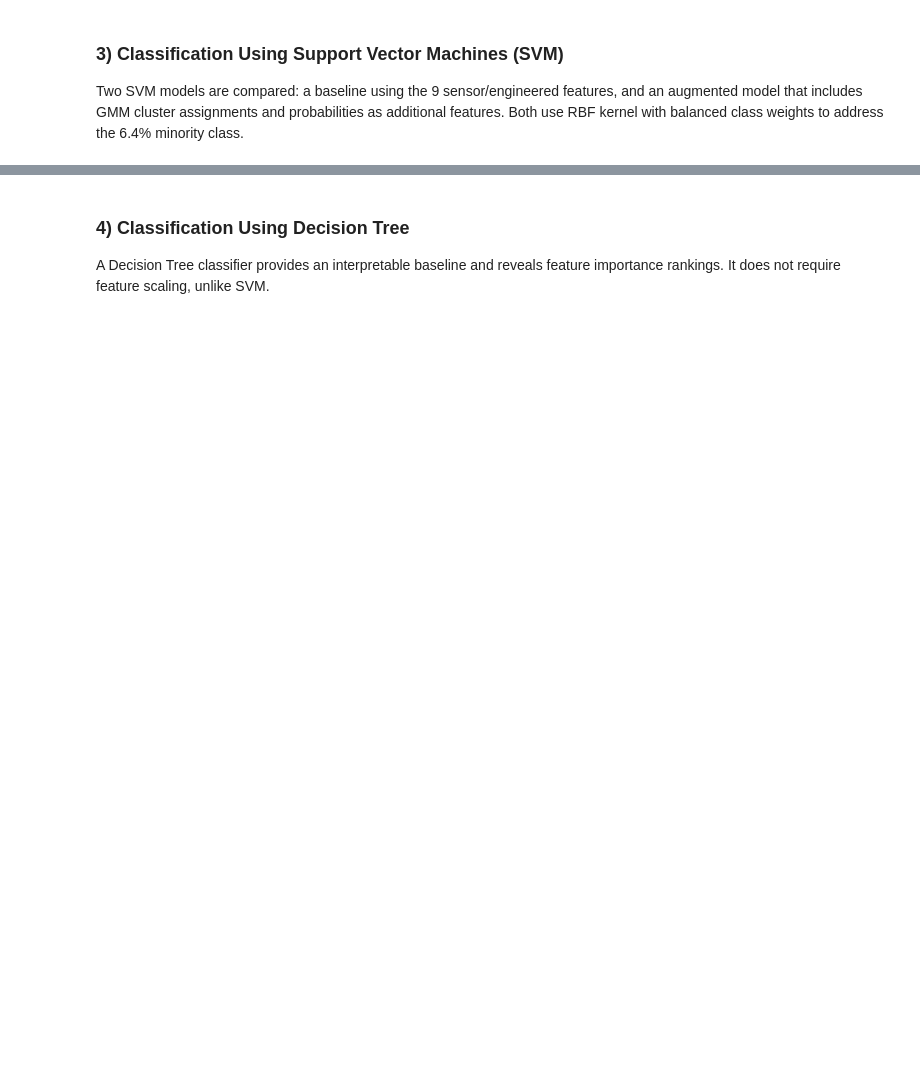
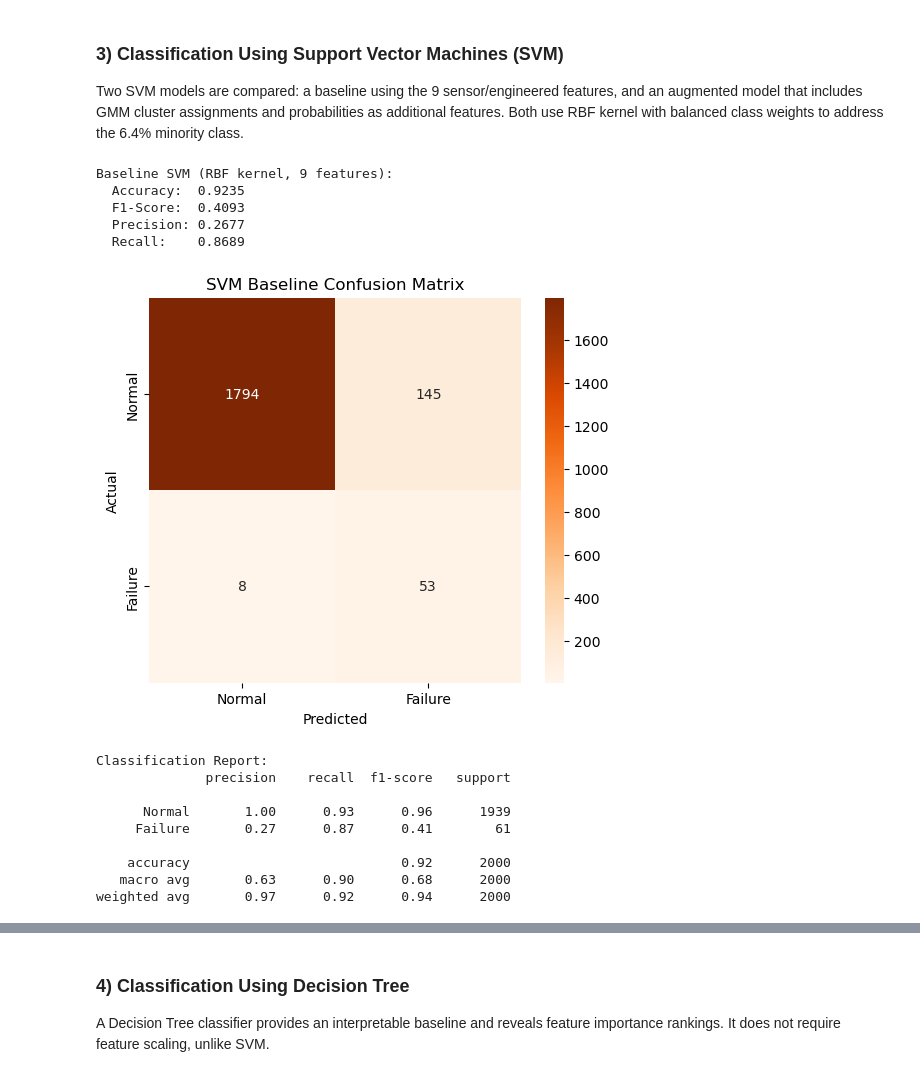
Before and after one commit to elamurg/Optimization-of-Industrial-Uptime, a Jupyter notebook: 250057317_V2.ipynb, the cells around one changed output, grey strips where cells are left out. Cells and saved outputs as stored; diff of their text form; code cells hidden in the pictures; blank space fills up the shorter version.

```diff
--- a/250057317_V2.ipynb
+++ b/250057317_V2.ipynb
@@ -450,26 +456,41 @@ print(classification_report(y_test, gmm_preds, target_names=['Normal', 'Failure'
 
 Two SVM models are compared: a baseline using the 9 sensor/engineered features, and an augmented model that includes GMM cluster assignments and probabilities as additional features. Both use RBF kernel with balanced class weights to address the 6.4% minority class.
 # %%
-# Baseline SVM: 9 original features only
 svm_baseline = SVC(kernel='rbf', class_weight='balanced', random_state=42)
 svm_baseline.fit(X_train_scaled, y_train)
 y_pred_svm_base = svm_baseline.predict(X_test_scaled)
 
 print("Baseline SVM (RBF kernel, 9 features):")
 print(f"  Accuracy:  {accuracy_score(y_test, y_pred_svm_base):.4f}")
 print(f"  F1-Score:  {f1_score(y_test, y_pred_svm_base):.4f}")
 print(f"  Precision: {precision_score(y_test, y_pred_svm_base):.4f}")
 print(f"  Recall:    {recall_score(y_test, y_pred_svm_base):.4f}")
 
 cm_svm = confusion_matrix(y_test, y_pred_svm_base)
 plt.figure(figsize=(6, 5))
 sns.heatmap(cm_svm, annot=True, fmt='d', cmap='Oranges',
             xticklabels=['Normal', 'Failure'], yticklabels=['Normal', 'Failure'])
-plt.title('SVM Baseline - Confusion Matrix')
+plt.title('SVM Baseline Confusion Matrix')
 plt.xlabel('Predicted')
 plt.ylabel('Actual')
 plt.show()
 
 print(f"\nClassification Report:")
 print(classification_report(y_test, y_pred_svm_base, target_names=['Normal', 'Failure']))
+# %% [output]
+Baseline SVM (RBF kernel, 9 features):
+  Accuracy:  0.9235
+  F1-Score:  0.4093
+  Precision: 0.2677
+  Recall:    0.8689
+[figure, added]
+Classification Report:
+              precision    recall  f1-score   support
+
+      Normal       1.00      0.93      0.96      1939
+     Failure       0.27      0.87      0.41        61
+
+    accuracy                           0.92      2000
+   macro avg       0.63      0.90      0.68      2000
+weighted avg       0.97      0.92      0.94      2000
 # %%
```
Also changed, not shown: parts of 20 cells of this notebook.
